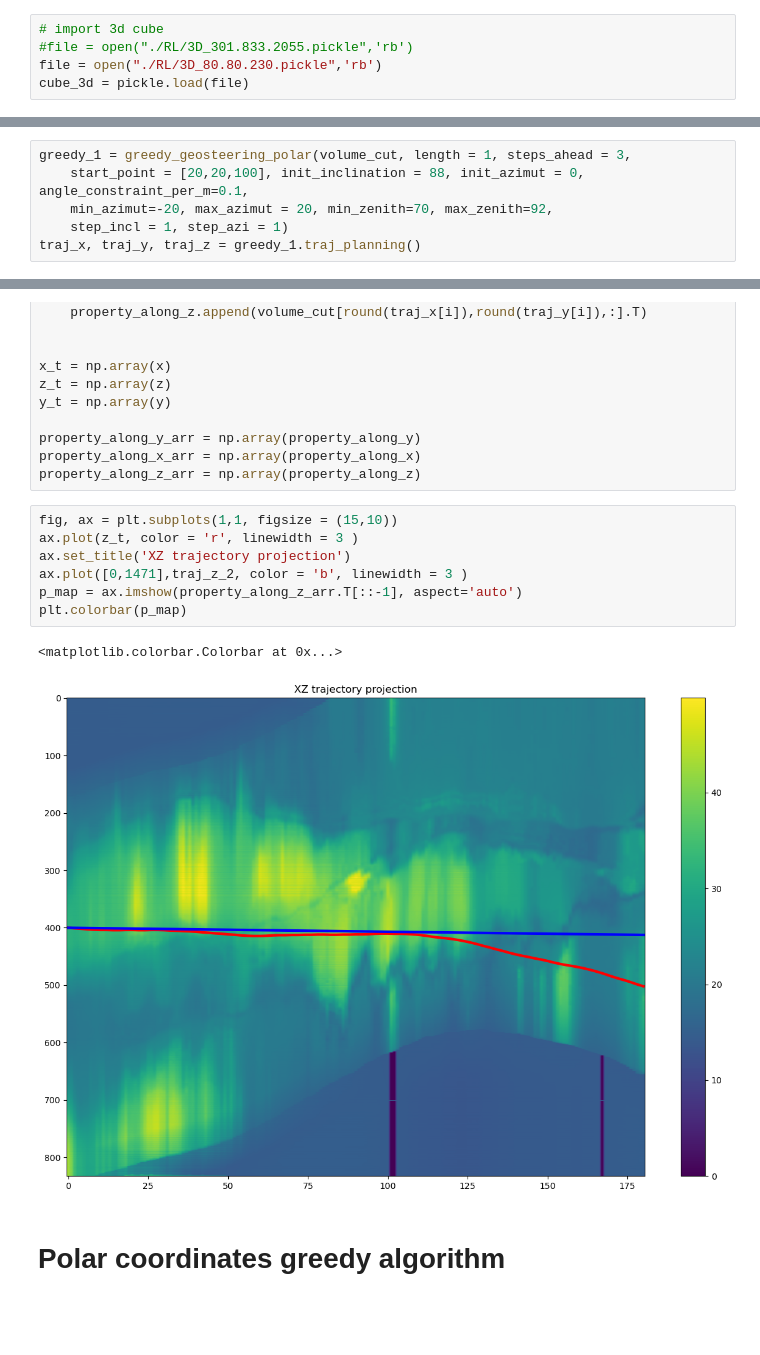
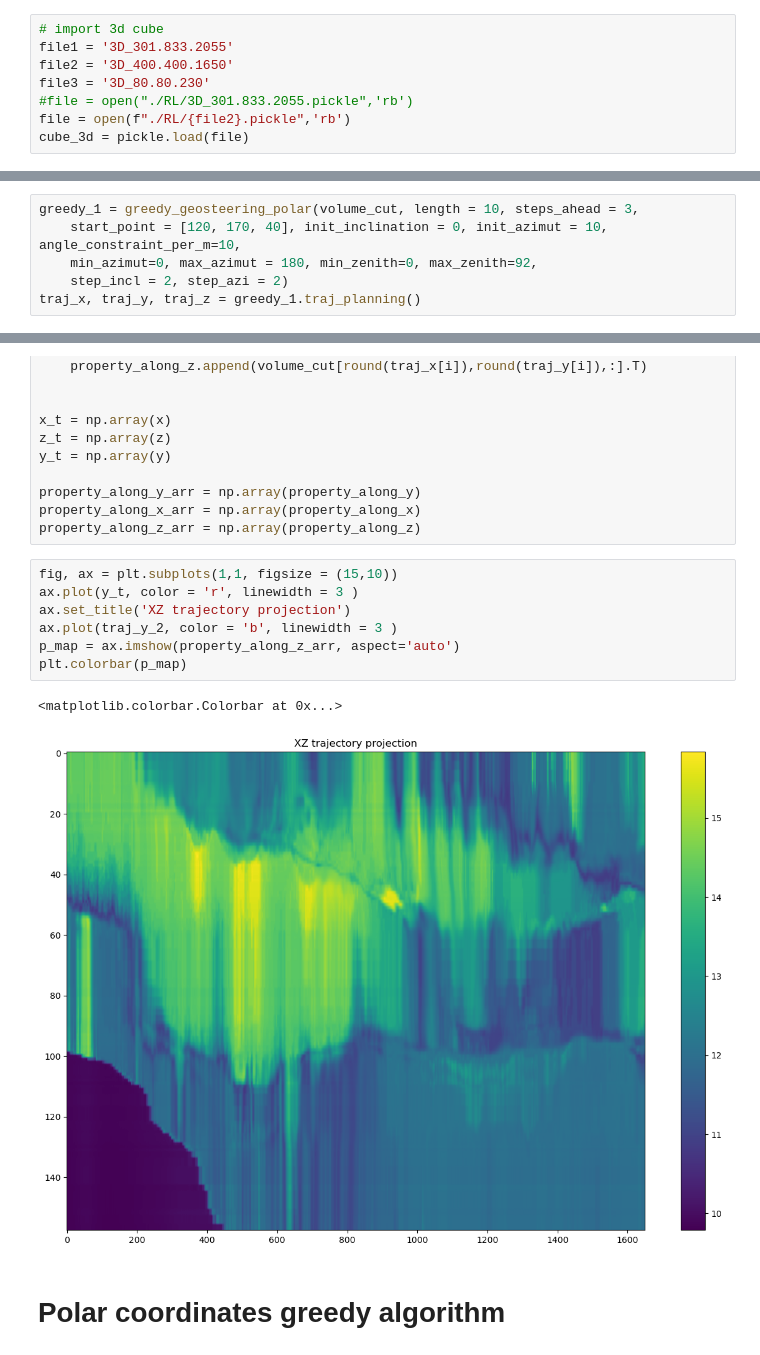
Before and after one commit to Genndoso/Geosteering_based_on_resistivity, a Jupyter notebook: Algorithm/3D_geosteering/Geosteering_presentation1.ipynb, the cells around one changed output, grey strips where cells are left out. Saved outputs shown, nothing was run; the diff lists cells and outputs as text; blank space fills up the shorter version.

```diff
--- a/Algorithm/3D_geosteering/Geosteering_presentation1.ipynb
+++ b/Algorithm/3D_geosteering/Geosteering_presentation1.ipynb
@@ -63,8 +63,11 @@ $$ \large DLS = {cos^{-1}}[(cos \theta_1 \cdot cos \theta_2) + (sin \theta_1 \cd
 * Lyu, Lei, Yanh, Heaney, Song. A novel approach to optimising well trajectory in heterogeneous reservoirs based on the fast-marching method. Journal of Natural Gas Science and Engineering 88. 2021. https://doi.org/10.1016/j.jngse.2021.103853
 # %%
 # import 3d cube
+file1 = '3D_301.833.2055'
+file2 = '3D_400.400.1650'
+file3 = '3D_80.80.230'
 #file = open("./RL/3D_301.833.2055.pickle",'rb')
-file = open("./RL/3D_80.80.230.pickle",'rb')
+file = open(f"./RL/{file2}.pickle",'rb')
 cube_3d = pickle.load(file)
 # %%
 volume_cut= cube_3d[::1,::1,::1]
@@ -117,7 +118,7 @@ from cartesian_gredy import greedy_geosteering_advanced, Greedy_3d
 # %%
-greedy_1 = greedy_geosteering_polar(volume_cut, length = 1, steps_ahead = 3,
-    start_point = [20,20,100], init_inclination = 88, init_azimut = 0, angle_constraint_per_m=0.1,
-    min_azimut=-20, max_azimut = 20, min_zenith=70, max_zenith=92,
-    step_incl = 1, step_azi = 1)
+greedy_1 = greedy_geosteering_polar(volume_cut, length = 10, steps_ahead = 3,
+    start_point = [120, 170, 40], init_inclination = 0, init_azimut = 10, angle_constraint_per_m=10,
+    min_azimut=0, max_azimut = 180, min_zenith=0, max_zenith=92,
+    step_incl = 2, step_azi = 2)
 traj_x, traj_y, traj_z = greedy_1.traj_planning()
 # %% [output]
@@ -212,14 +213,14 @@ property_along_x_arr = np.array(property_along_x)
 property_along_z_arr = np.array(property_along_z)
 # %%
 fig, ax = plt.subplots(1,1, figsize = (15,10))
-ax.plot(z_t, color = 'r', linewidth = 3 )
+ax.plot(y_t, color = 'r', linewidth = 3 )
 ax.set_title('XZ trajectory projection')
-ax.plot([0,1471],traj_z_2, color = 'b', linewidth = 3 )
-p_map = ax.imshow(property_along_z_arr.T[::-1], aspect='auto')
+ax.plot(traj_y_2, color = 'b', linewidth = 3 )
+p_map = ax.imshow(property_along_z_arr, aspect='auto')
 plt.colorbar(p_map)
 # %% [output]
 <matplotlib.colorbar.Colorbar at 0x...>
-[figure, old version]
+[figure, new version]
 # %% [markdown]
 # Polar coordinates greedy algorithm
 # %%
```
Also changed, not shown: parts of 5 cells of this notebook, 8 other files.
